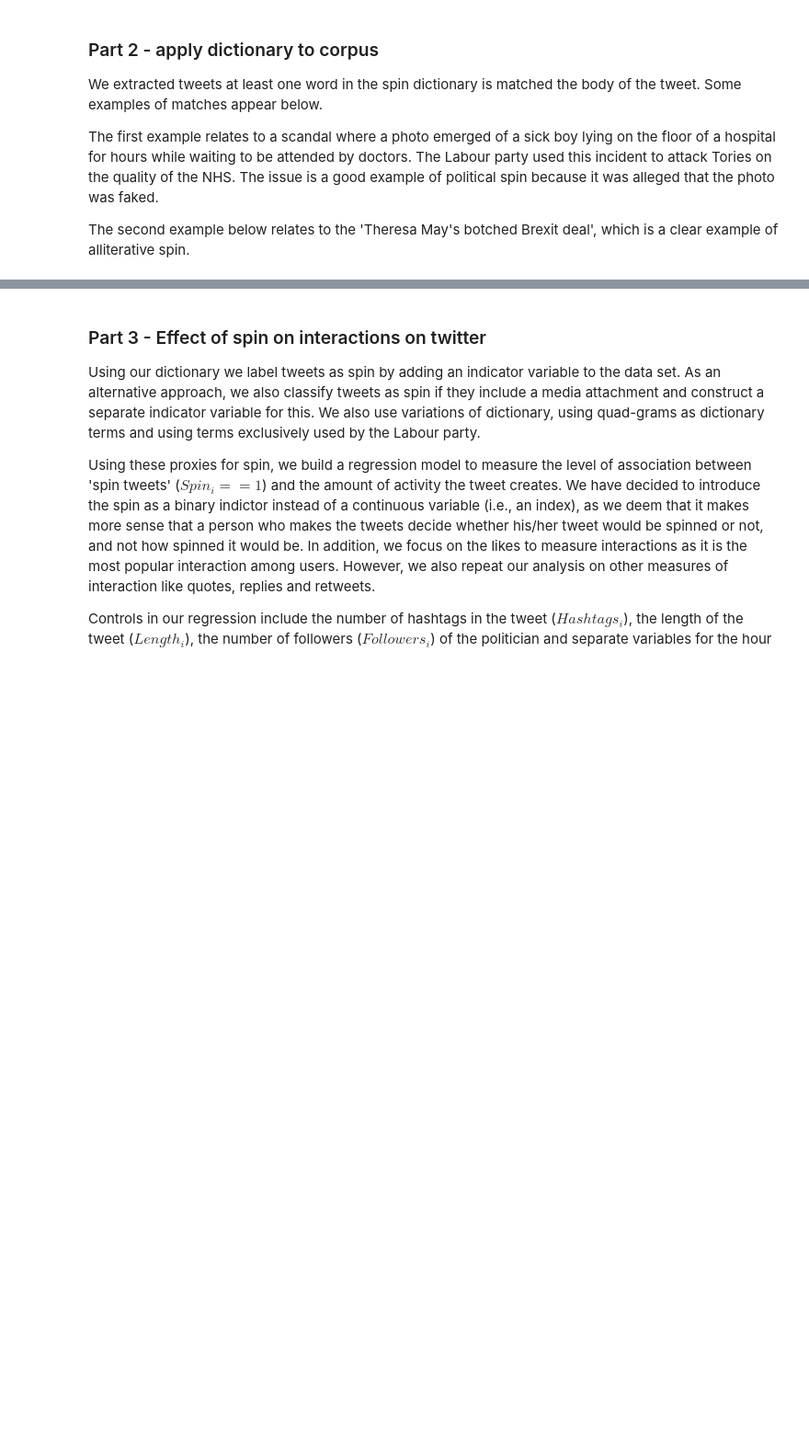
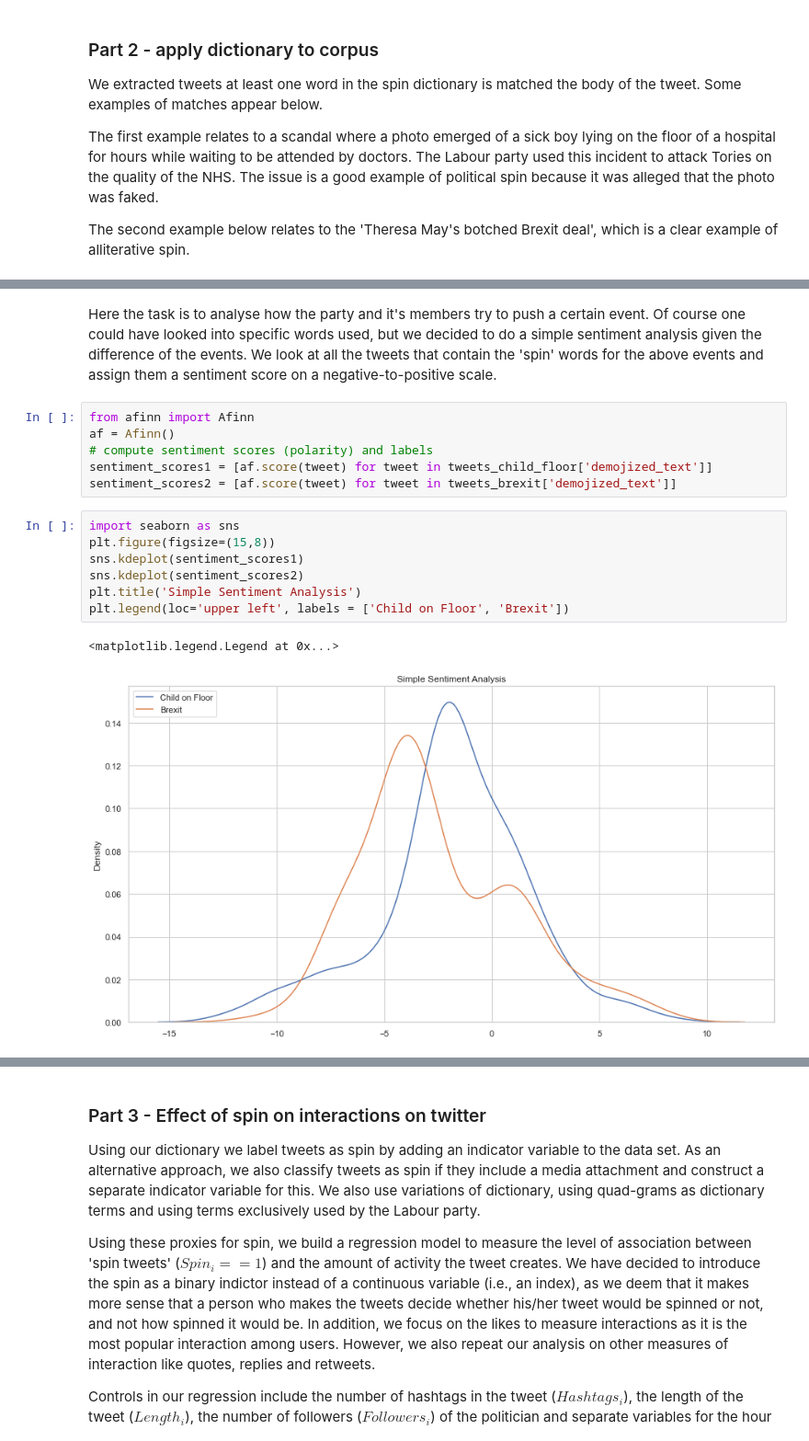
Before and after one commit to andresvBSE/TM-Spin-PSET4, a Jupyter notebook: HW4 - spin.ipynb, the cells around one changed output, grey strips where cells are left out. Shown at 92% size. Cells and saved outputs as stored; diff of their text form; blank space fills up the shorter version.

```diff
--- a/HW4 - spin.ipynb
+++ b/HW4 - spin.ipynb
@@ -89,3 +89,21 @@ list(tweets_brexit['demojized_text'])
  "Theresa May's botched Brexit deal is the worst-of-all-worlds - it works for nobody, whether they voted leave or remain.\\n\\nThat's why Labour will vote against it on Tuesday.\\n\\nMy article[emoji] ...
  "Theresa May's botched Brexit deal is the worst-of-all-worlds - it works for nobody, whether they voted leave or remain.\\n\\nThat's why Labour will vote against it on Tuesday.\\n\\nMy article[emoji] ...
  "It's unacceptable for Parliament to have to wait another month to vote on Theresa May’s botched Brexit deal.\\n\\nShe's running scared of a vote on her Brexit deal – because she knows she will lose. ...
+# %% [markdown]
+Here the task is to analyse how the party and it's members try to push a certain event. Of course one could have looked into specific words used, but we decided to do a simple sentiment analysis given the difference of the events. We look at all the tweets that contain the 'spin' words for the above events and assign them a sentiment score on a negative-to-positive scale.
+# %%
+from afinn import Afinn
+af = Afinn()
+# compute sentiment scores (polarity) and labels
+sentiment_scores1 = [af.score(tweet) for tweet in tweets_child_floor['demojized_text']]
+sentiment_scores2 = [af.score(tweet) for tweet in tweets_brexit['demojized_text']]
+# %%
+import seaborn as sns
+plt.figure(figsize=(15,8))
+sns.kdeplot(sentiment_scores1)
+sns.kdeplot(sentiment_scores2)
+plt.title('Simple Sentiment Analysis')
+plt.legend(loc='upper left', labels = ['Child on Floor', 'Brexit'])
+# %% [output]
+<matplotlib.legend.Legend at 0x...>
+[figure, added]
```
Also changed, not shown: parts of 2 cells of this notebook, 1 other file.
